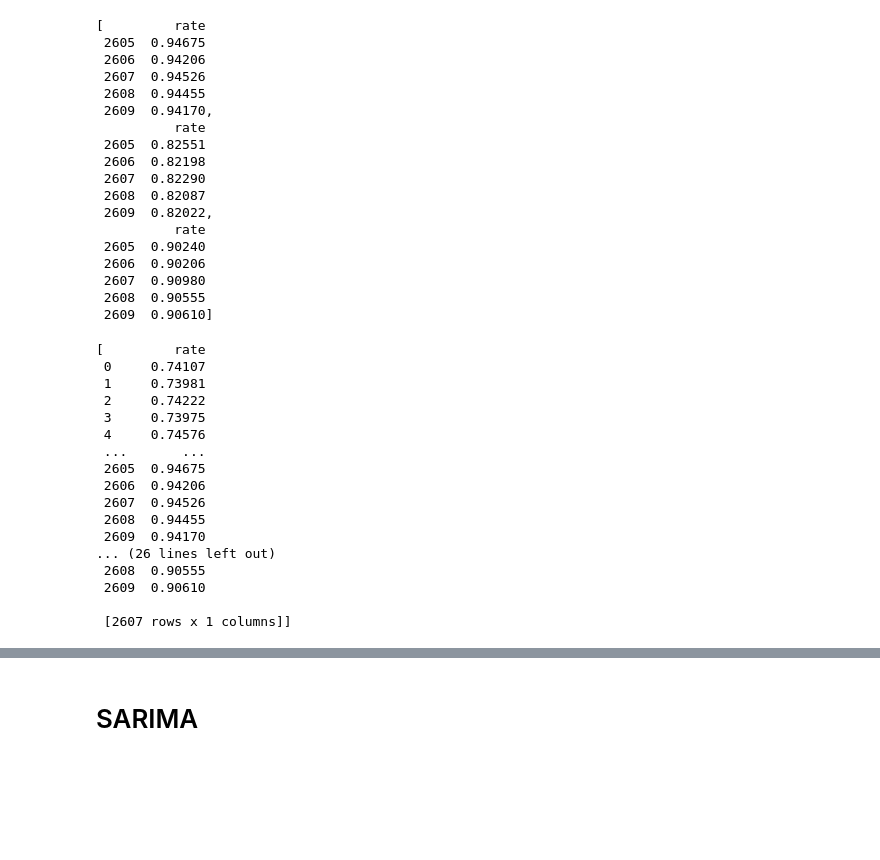
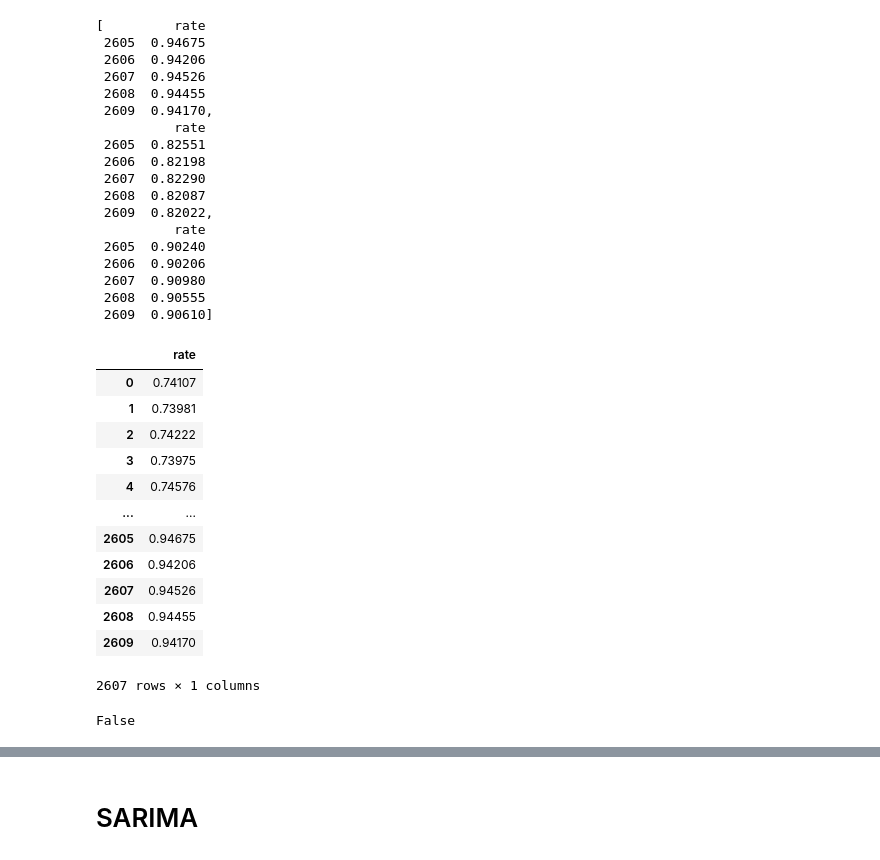
Before and after one commit to zhengyuntao123/MLSP_Currency-Exchange-Prediction, a Jupyter notebook: Currency Exchange Prediction.ipynb, the cells around one changed output, grey strips where cells are left out. Drawn from its saved outputs; the diff is of its cells as text; code cells hidden in the pictures; blank space fills up the shorter version.

```diff
--- a/Currency Exchange Prediction.ipynb
+++ b/Currency Exchange Prediction.ipynb
@@ -899,23 +933,29 @@ df_test
  2609  0.90610]
 # %%
 df_combined = [pd.concat([train_df, test_df]) for train_df, test_df in zip(df_train, df_test)]
+df_combined[0]
+# %% [output]
+|  | rate |
+| 0 | 0.74107 |
+| 1 | 0.73981 |
+| 2 | 0.74222 |
+| 3 | 0.73975 |
+| 4 | 0.74576 |
+| ... | ... |
+| 2605 | 0.94675 |
+| 2606 | 0.94206 |
+| 2607 | 0.94526 |
+| 2608 | 0.94455 |
+| 2609 | 0.94170 |
+2607 rows × 1 columns
 # %%
-df_combined
+usd_eur_rate = np.array(df_combined[0]["rate"])
+usd_gbp_rate = np.array(df_combined[1]["rate"])
+usd_chf_rate = np.array(df_combined[2]["rate"])
-# %% [output]
-[         rate
- 0     0.74107
- 1     0.73981
- 2     0.74222
- 3     0.73975
- 4     0.74576
- ...       ...
- 2605  0.94675
- 2606  0.94206
- 2607  0.94526
- 2608  0.94455
- 2609  0.94170
-... (26 lines left out)
- 2608  0.90555
- 2609  0.90610
-
- [2607 rows x 1 columns]]
+# %%
+selected_dates = pd.to_datetime(df_temp['date'])
+usd_eur_series = pd.Series(usd_eur_rate, index=selected_dates)
+exog_data = pd.DataFrame({'Oil_Price': oil_price, 'Gold_Price': gold_price, 'Stock_Prices': stock_price}, index=selected_dates)
+np.isnan(stock_price).any()
+# %% [output]
+False
```
Also changed, not shown: parts of 4 cells of this notebook.
